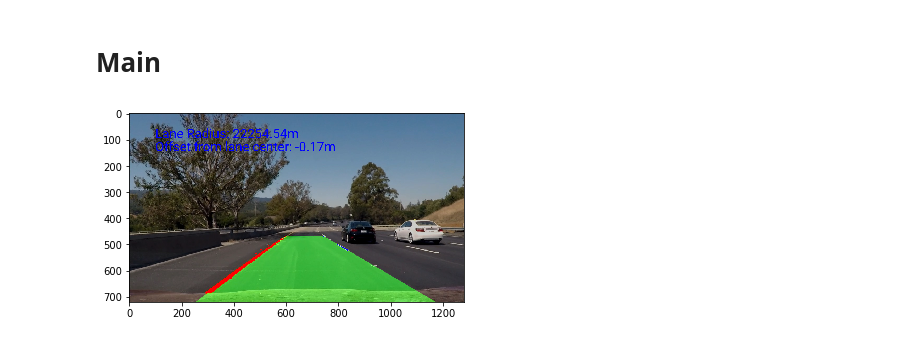
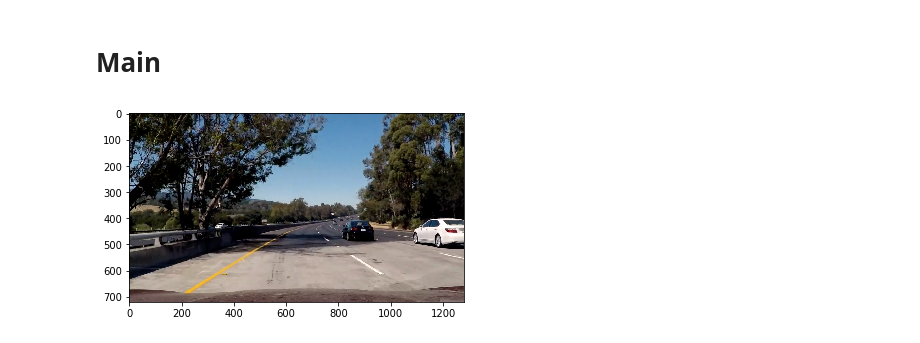
Before and after one commit to Markus-Heidemann/CarND-Advanced-Lane-Lines, a Jupyter notebook: AdvancedLaneFinding.ipynb, the cells around one changed output. Saved outputs shown, nothing was run; the diff lists cells and outputs as text; code cells hidden in the pictures.

```diff
--- a/AdvancedLaneFinding.ipynb
+++ b/AdvancedLaneFinding.ipynb
@@ -46,7 +46,7 @@ class LineHist():
     global DEBUG
     global DEBUG_IMG
 
-    def __init__(self, histSize= 15):
+    def __init__(self, histSize=10):
         self.histSize = histSize
         self.hist_left = deque([], maxlen=histSize)
         self.hist_right = deque([], maxlen=histSize)
@@ -595,7 +598,17 @@ class ImgProcessor():
         img = cv2.cvtColor(img, cv2.COLOR_BGR2RGB)
 
         # Segment the lane lines and get a binary image
-        binary, _ = line_segmentation(img)
+        binary, plot_list = line_segmentation(img)
+
+        # save the intermediate results from the line segmentation
+        if False:
+            for plot_img in plot_list:
+                save_img = plot_img.img
+                if save_img.ndim > 2:
+                    save_img = cv2.cvtColor(save_img, cv2.COLOR_BGR2RGB)
+                else:
+                    save_img = np.dstack((save_img*255, save_img*255, save_img*255))
+                cv2.imwrite('output_images/{}_test5.jpg'.format(plot_img.name),save_img)
 
         # Warp the image to birdseye view
         warped, _ = perspective_transform(binary)
@@ -611,8 +624,15 @@ class ImgProcessor():
             # Search the lines with sliding windows
             x_left, y_left, x_right, y_right, out_img_rect = find_lines_sliding_win(warped, x_init_left, x_init_right)
 
-        # Fit polynomials through the lane lines
-        img_poly_fit, _, line_left, line_right = fit_polynomial(x_left, y_left, x_right, y_right, out_img_rect)
+        line_left = Line(valid=False)
+        line_right = Line(valid=False)
+
+        lane_pix_found = False
+
+        if ((x_left.size > 0) & (y_left.size > 0) & (x_right.size > 0) & (y_right.size > 0)):
+            # Fit polynomials through the lane lines
+            img_poly_fit, _, line_left, line_right = fit_polynomial(x_left, y_left, x_right, y_right, out_img_rect)
+            lane_pix_found = True
 
         # Append the lines to the line history
         self.prev_lines_valid, err_code = self.lineHist.appendLines(line_left, line_right)
@@ -620,7 +640,7 @@ class ImgProcessor():
         line_left, line_right = self.lineHist.getAverageLines()
 
         # If no lines are found, just return the image
-        if not ((line_left== None) | (line_right == None)):
+        if not ((line_left == None) | (line_right == None)):
 
             dist2LaneCenter = calc_dist_to_lane_center(line_left, line_right)
 
@@ -628,19 +648,19 @@ class ImgProcessor():
             ### DRAWING ###
             ###############
 
-            # Unwarp the image, that marks the lane lines
-            unwarped_lines, _ = perspective_transform(img_poly_fit, inverse=True)
+            if lane_pix_found:
+                # Unwarp the image, that marks the lane lines
+                unwarped_lines, _ = perspective_transform(img_poly_fit, inverse=True)
             # Unwarp the image, that marks the lane area
             img_lane_area = draw_lane_area(img, line_left, line_right)
             unwarped_area, _ = perspective_transform(img_lane_area, inverse=True)
 
             # Combine the results with the original image
             img = combine_img(img, unwarped_area, alpha=0.8, beta=.5, gamma=0.)
-            img[unwarped_lines[:,:,0] == 255] = [255,0,0]
-            img[unwarped_lines[:,:,2] == 255] = [0,0,255]
+            if lane_pix_found:
+                img[unwarped_lines[:,:,0] == 255] = [255,0,0]
+                img[unwarped_lines[:,:,2] == 255] = [0,0,255]
 
-            #lane_rad = line_left.radius_m(img.shape[0])
-            #lane_rad = line_right.radius_m(img.shape[0])
             lane_rad = self.lineHist.getAverageMiddleLine().radius_m(img.shape[0])
 
             PIL_img = Image.fromarray(img)
@@ -675,17 +695,20 @@ class ImgProcessor():
 # %%
 def main():
     img_proc = ImgProcessor()
     # load test image
-    img = cv2.imread('test_images/test6.jpg')
+    img_name = 'test5'
+    img = cv2.imread('test_images/{}.jpg'.format(img_name))
     img = img_proc.process_image(img)
     img = cv2.cvtColor(img, cv2.COLOR_BGR2RGB)
+    # save the result image
+    cv2.imwrite('output_images/result_{}.jpg'.format(img_name),img)
     plt.imshow(img)
 
 DEBUG = False
 DEBUG_IMG = False
 main()
 # %% [output]
-[figure, old version]
+[figure, new version]
 # %%
 img_proc = ImgProcessor()
 
```
Also changed, not shown: parts of 5 cells of this notebook, 2 other files.
